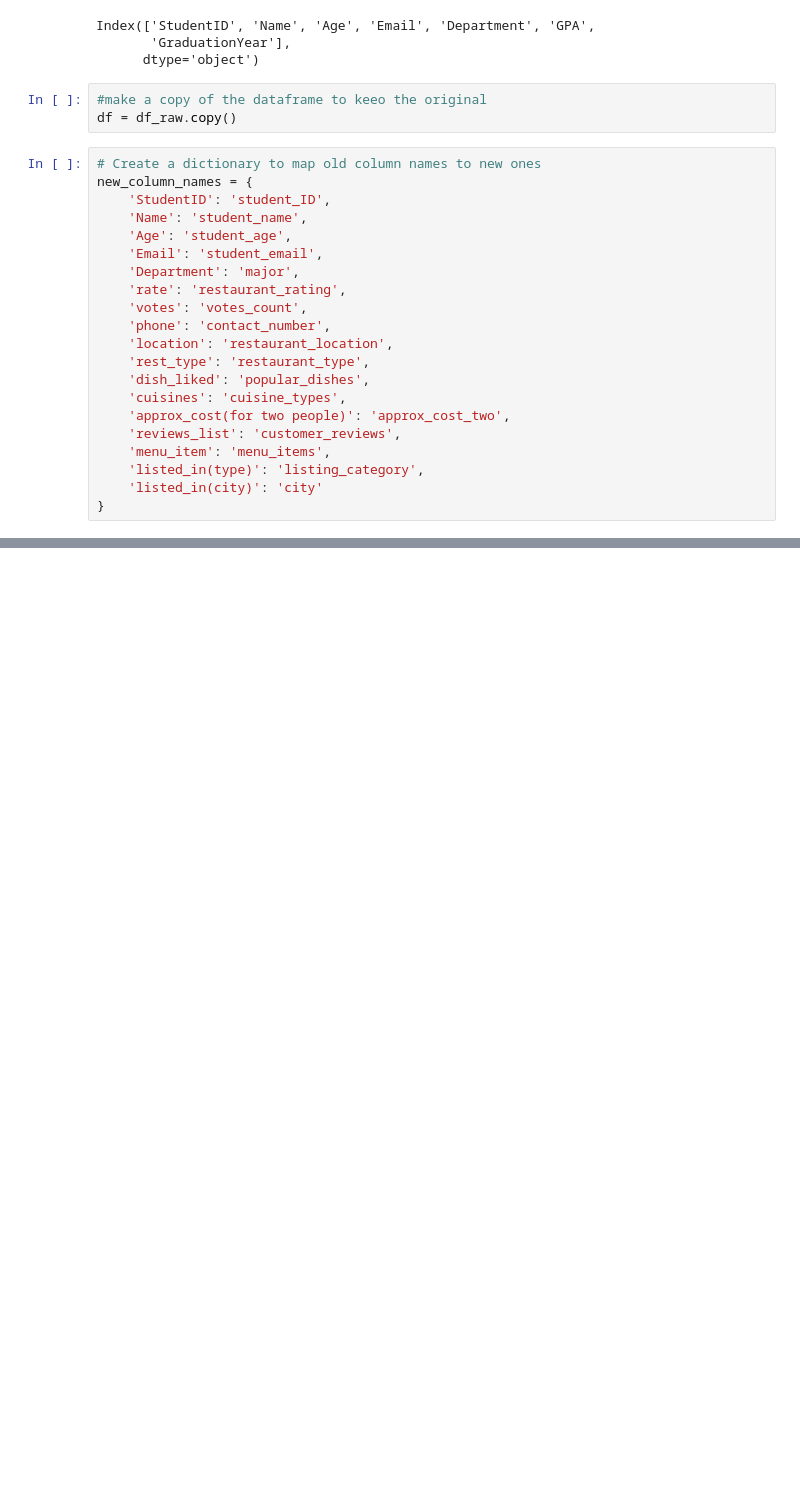
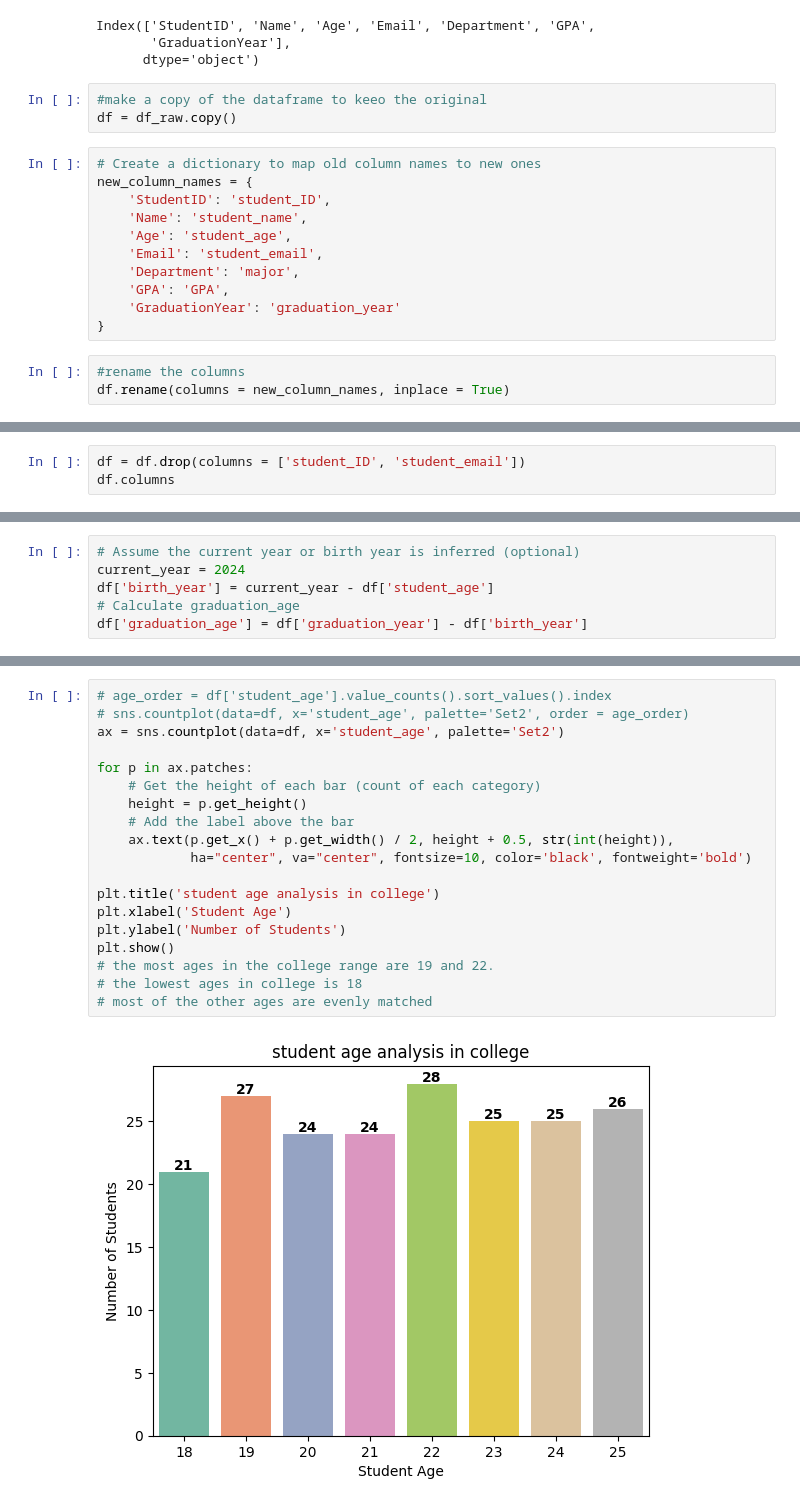
Before and after one commit to hagoog/student_information_EDA, a Jupyter notebook: student-information-eda.ipynb, the cells around one changed output, grey strips where cells are left out. Cells and saved outputs as stored; diff of their text form; blank space fills up the shorter version.

Commit message:
Kaggle Notebook | Student_Information. EDA | Version 2

```diff
--- a/student-information-eda.ipynb
+++ b/student-information-eda.ipynb
@@ -298,16 +298,9 @@ new_column_names = {
     'Age': 'student_age',
     'Email': 'student_email',
     'Department': 'major',
-    'rate': 'restaurant_rating',
-    'votes': 'votes_count',
-    'phone': 'contact_number',
-    'location': 'restaurant_location',
-    'rest_type': 'restaurant_type',
-    'dish_liked': 'popular_dishes',
-    'cuisines': 'cuisine_types',
-    'approx_cost(for two people)': 'approx_cost_two',
-    'reviews_list': 'customer_reviews',
-    'menu_item': 'menu_items',
-    'listed_in(type)': 'listing_category',
-    'listed_in(city)': 'city'
+    'GPA': 'GPA',
+    'GraduationYear': 'graduation_year'
 }
+# %%
+#rename the columns
+df.rename(columns = new_column_names, inplace = True)
@@ -313,0 +353,3 @@ new_column_names = {
+# %%
+df = df.drop(columns = ['student_ID', 'student_email'])
+df.columns
@@ -313,0 +369,6 @@ new_column_names = {
+# %%
+# Assume the current year or birth year is inferred (optional)
+current_year = 2024
+df['birth_year'] = current_year - df['student_age']
+# Calculate graduation_age
+df['graduation_age'] = df['graduation_year'] - df['birth_year']
@@ -313,0 +404,21 @@ new_column_names = {
+# %%
+# age_order = df['student_age'].value_counts().sort_values().index
+# sns.countplot(data=df, x='student_age', palette='Set2', order = age_order)
+ax = sns.countplot(data=df, x='student_age', palette='Set2')
+
+for p in ax.patches:
+    # Get the height of each bar (count of each category)
+    height = p.get_height()
+    # Add the label above the bar
+    ax.text(p.get_x() + p.get_width() / 2, height + 0.5, str(int(height)),
+            ha="center", va="center", fontsize=10, color='black', fontweight='bold')
+
+plt.title('student age analysis in college')
+plt.xlabel('Student Age')
+plt.ylabel('Number of Students')
+plt.show()
+# the most ages in the college range are 19 and 22.
+# the lowest ages in college is 18
+# most of the other ages are evenly matched
+# %% [output]
+[figure, added]
```
Also changed, not shown: parts of 34 cells of this notebook.
